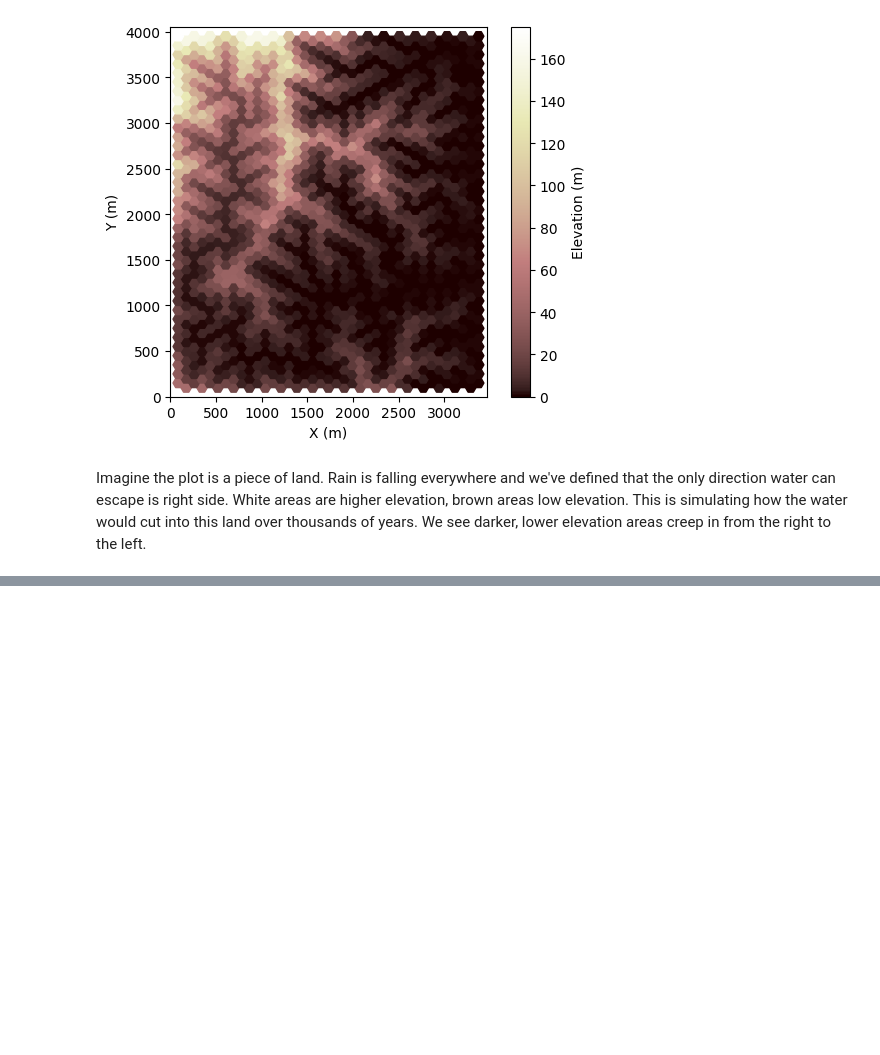
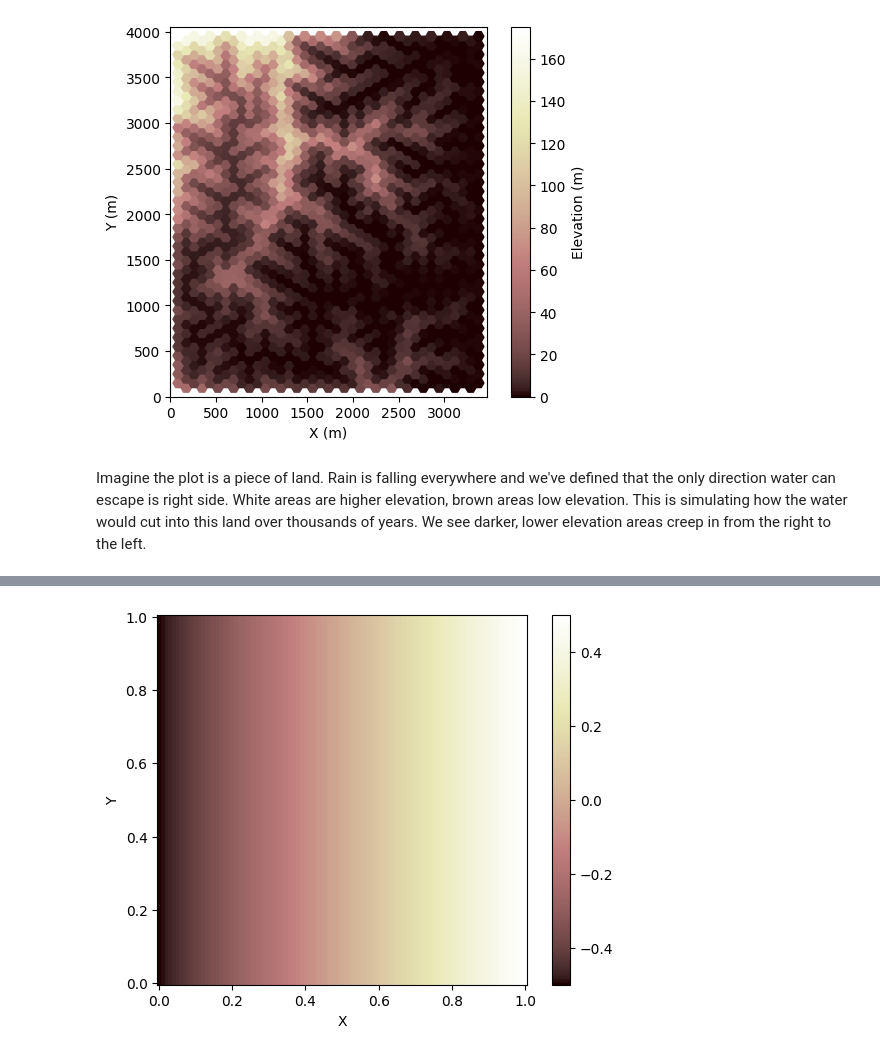
Before and after one commit to Antel0pe/TectonicPlatesVis, a Jupyter notebook: notebooks/PlayingWithLandLab.ipynb, the cells around one changed output, grey strips where cells are left out. Cells and saved outputs as stored; diff of their text form; code cells hidden in the pictures; blank space fills up the shorter version.

```diff
--- a/notebooks/PlayingWithLandLab.ipynb
+++ b/notebooks/PlayingWithLandLab.ipynb
@@ -149,0 +180,5 @@ Imagine the plot is a piece of land. Rain is falling everywhere and we've define
+# %%
+d2l = dist_to_line(grid.x_of_node, grid.y_of_node, 0.5, 0, 90)
+imshow_grid(grid, d2l)
+# %% [output]
+[figure, added]
```
Also changed, not shown: parts of 5 cells of this notebook.
